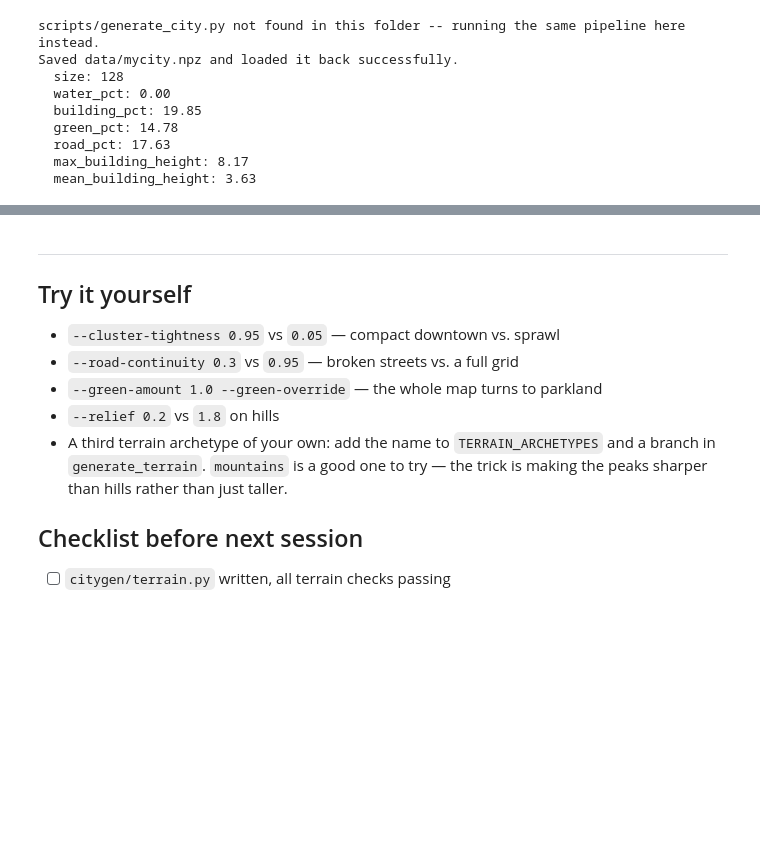
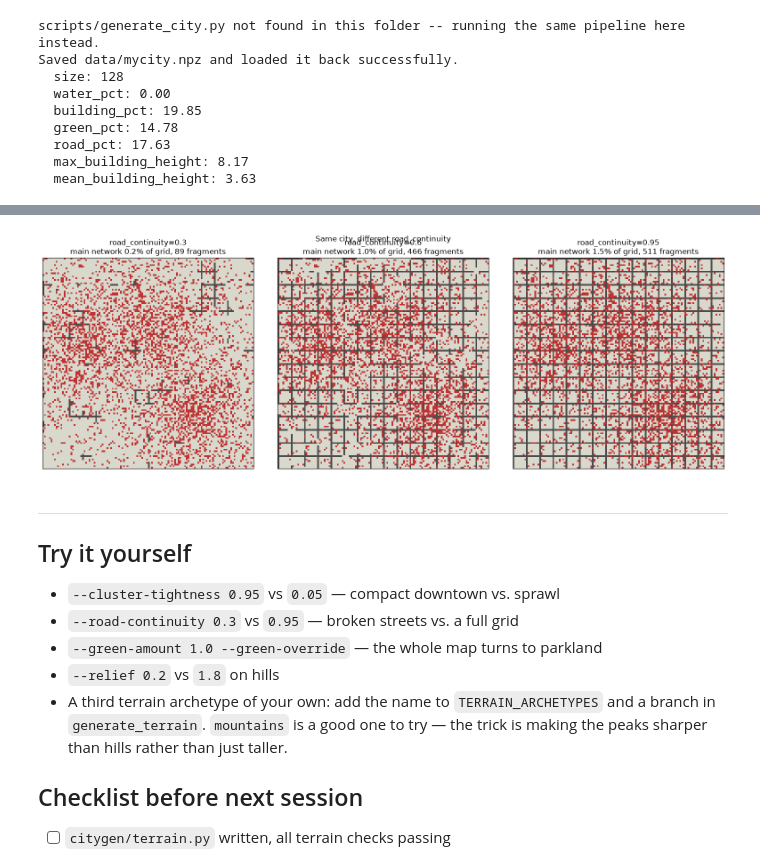
Before and after one commit to jemueloo/Generative_3D_City_Project, a Jupyter notebook: notebooks/Jemuel_Oppong_week2_city_mod.ipynb, the cells around one changed output, grey strips where cells are left out. Saved outputs shown, nothing was run; the diff lists cells and outputs as text; code cells hidden in the pictures; blank space fills up the shorter version.

```diff
--- a/notebooks/Jemuel_Oppong_week2_city_mod.ipynb
+++ b/notebooks/Jemuel_Oppong_week2_city_mod.ipynb
@@ -952,3 +1053,21 @@ Saved data/mycity.npz and loaded it back successfully.
+# %%
+# the same metric on three example cities, shown next to the maps
+cg = reload_citygen()
+
+fig, axes = plt.subplots(1, 3, figsize=(16, 5.5))
+for ax, rc in zip(axes, (0.3, 0.6, 0.95)):
+    _bh, _lu = cg.generate_buildings(terrain, water, archetype="polycentric",
+                                     num_clusters=3, density=0.6, cluster_tightness=0.6,
+                                     green_amount=0.0, road_continuity=rc, seed=5)
+    ax.imshow(land_use_rgb(_lu))
+    ax.set_title(f"road_continuity={rc}\nmain network {main_network_pct(_lu, cg.LAND_ROAD):.1f}% of grid, "
+                 f"{road_components(_lu, cg.LAND_ROAD)} fragments")
+    ax.set_xticks([]); ax.set_yticks([])
+fig.suptitle("Same city, different road_continuity")
+fig.tight_layout()
+plt.show()
+# %% [output]
+[figure, added]
 # %% [markdown]
 ---
 
```
Also changed, not shown: parts of 4 cells of this notebook, 9 other files.
